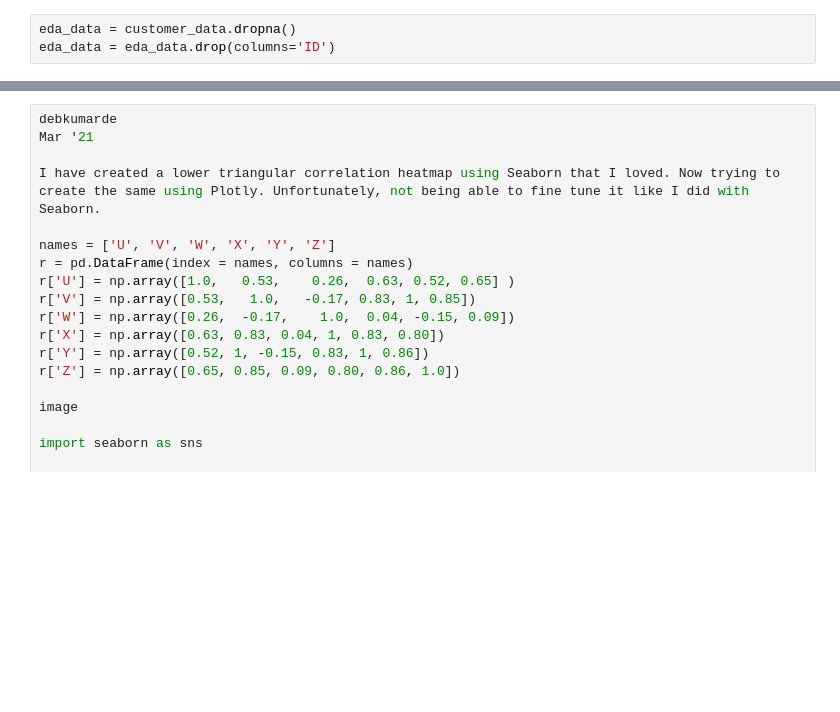
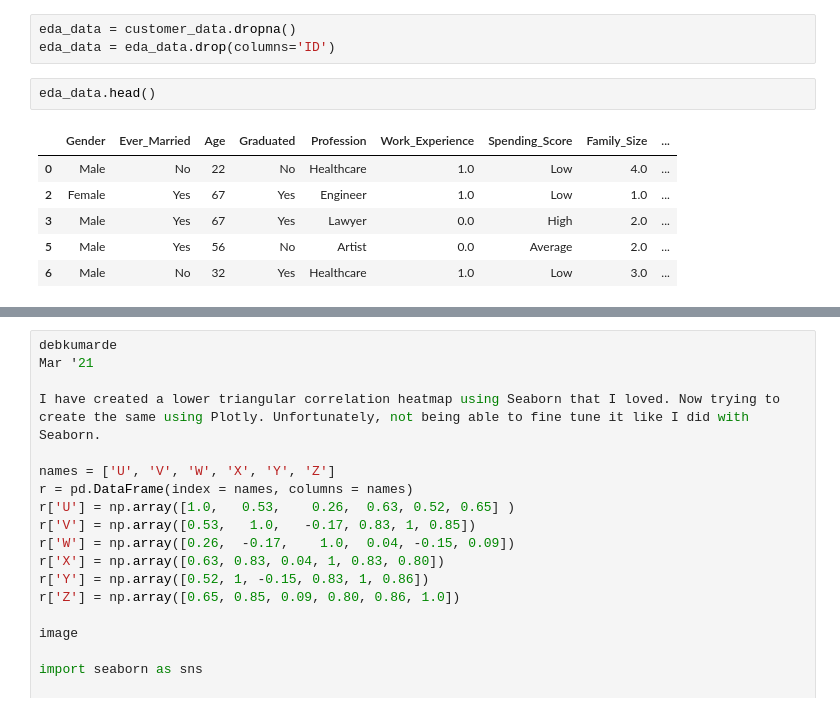
Before and after one commit to Rhuck1/DS_Projects, a Jupyter notebook: Customer_Segmentation_Project/Customer_Segmentation.ipynb, the cells around one changed output, grey strips where cells are left out. Cells and saved outputs as stored; diff of their text form; blank space fills up the shorter version.

```diff
--- a/Customer_Segmentation_Project/Customer_Segmentation.ipynb
+++ b/Customer_Segmentation_Project/Customer_Segmentation.ipynb
@@ -170,3 +159,12 @@ Steps: Conduct exploratory analysis to grasp the distribution of variables such
 # %%
 eda_data = customer_data.dropna()
 eda_data = eda_data.drop(columns='ID')
+# %%
+eda_data.head()
+# %% [output]
+|  | Gender | Ever_Married | Age | Graduated | Profession | Work_Experience | Spending_Score | Family_Size | ... |
+| 0 | Male | No | 22 | No | Healthcare | 1.0 | Low | 4.0 | ... |
+| 2 | Female | Yes | 67 | Yes | Engineer | 1.0 | Low | 1.0 | ... |
+| 3 | Male | Yes | 67 | Yes | Lawyer | 0.0 | High | 2.0 | ... |
+| 5 | Male | Yes | 56 | No | Artist | 0.0 | Average | 2.0 | ... |
+| 6 | Male | No | 32 | Yes | Healthcare | 1.0 | Low | 3.0 | ... |
```
Also changed, not shown: parts of 8 cells of this notebook, 1 other file.
